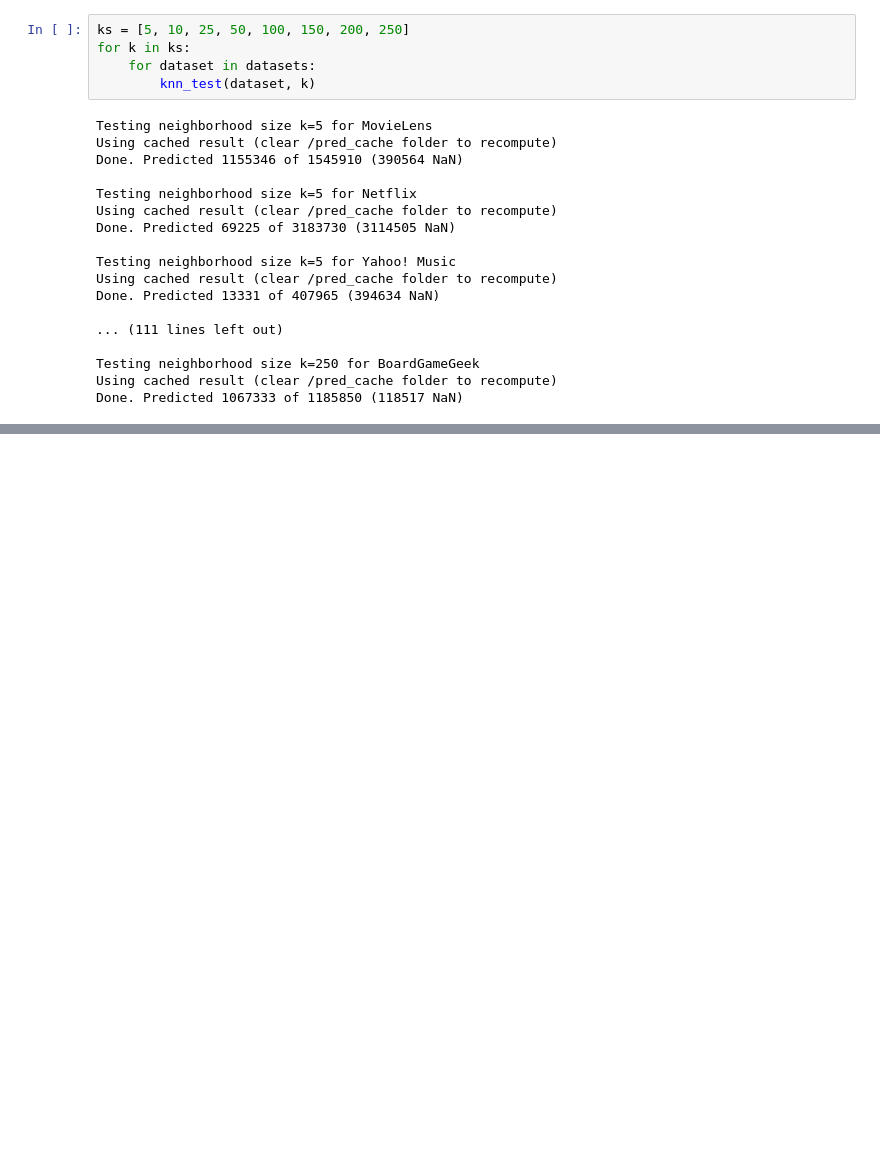
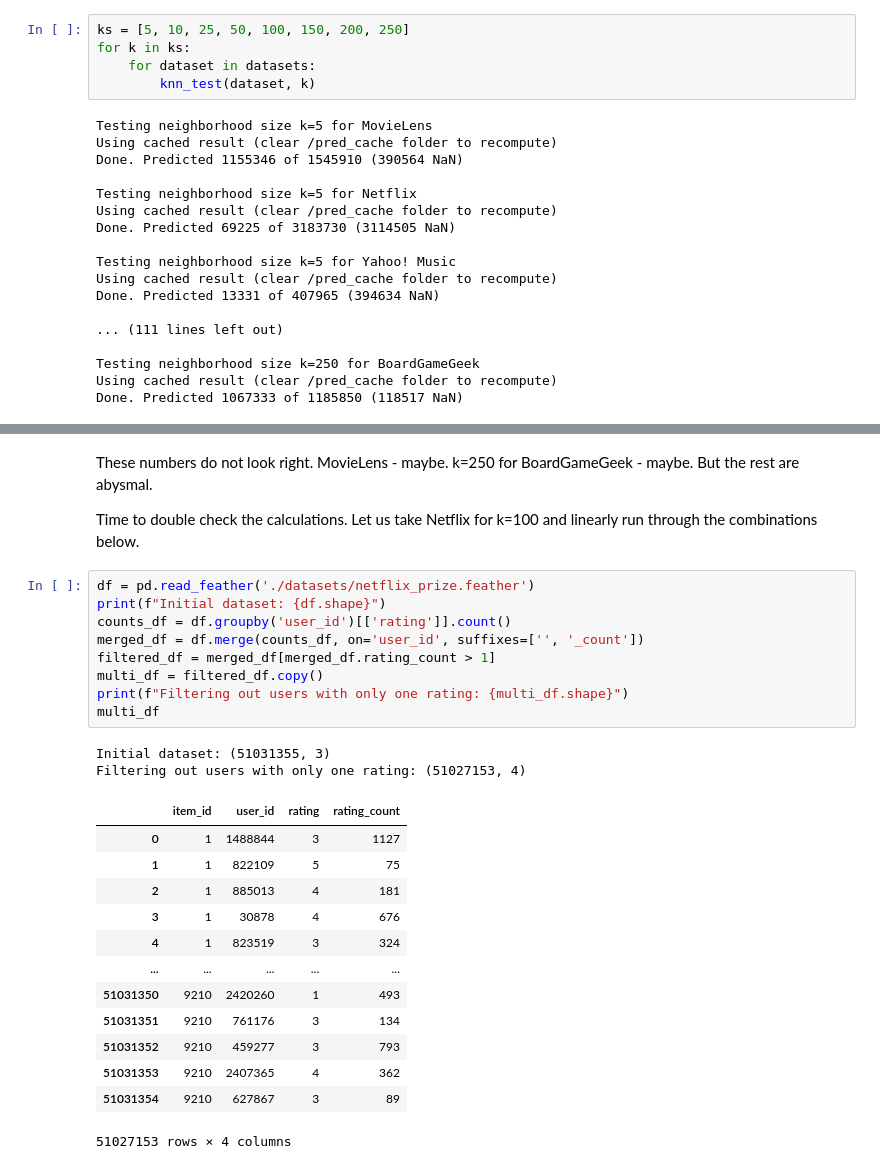
Before and after one commit to jmfb/csc6711-project4, a Jupyter notebook: Project4.ipynb, the cells around one changed output, grey strips where cells are left out. Drawn from its saved outputs; the diff is of its cells as text; blank space fills up the shorter version.

```diff
--- a/Project4.ipynb
+++ b/Project4.ipynb
@@ -302,0 +337,29 @@ Done. Predicted 1067333 of 1185850 (118517 NaN)
+# %% [markdown]
+These numbers do not look right.  MovieLens - maybe.  k=250 for BoardGameGeek - maybe.  But the rest are abysmal.
+
+Time to double check the calculations.  Let us take Netflix for k=100 and linearly run through the combinations below.
+# %%
+df = pd.read_feather('./datasets/netflix_prize.feather')
+print(f"Initial dataset: {df.shape}")
+counts_df = df.groupby('user_id')[['rating']].count()
+merged_df = df.merge(counts_df, on='user_id', suffixes=['', '_count'])
+filtered_df = merged_df[merged_df.rating_count > 1]
+multi_df = filtered_df.copy()
+print(f"Filtering out users with only one rating: {multi_df.shape}")
+multi_df
+# %% [output]
+Initial dataset: (51031355, 3)
+Filtering out users with only one rating: (51027153, 4)
+|  | item_id | user_id | rating | rating_count |
+| 0 | 1 | 1488844 | 3 | 1127 |
+| 1 | 1 | 822109 | 5 | 75 |
+| 2 | 1 | 885013 | 4 | 181 |
+| 3 | 1 | 30878 | 4 | 676 |
+| 4 | 1 | 823519 | 3 | 324 |
+| ... | ... | ... | ... | ... |
+| 51031350 | 9210 | 2420260 | 1 | 493 |
+| 51031351 | 9210 | 761176 | 3 | 134 |
+| 51031352 | 9210 | 459277 | 3 | 793 |
+| 51031353 | 9210 | 2407365 | 4 | 362 |
+| 51031354 | 9210 | 627867 | 3 | 89 |
+51027153 rows × 4 columns
```
Also changed, not shown: parts of 14 cells of this notebook.
